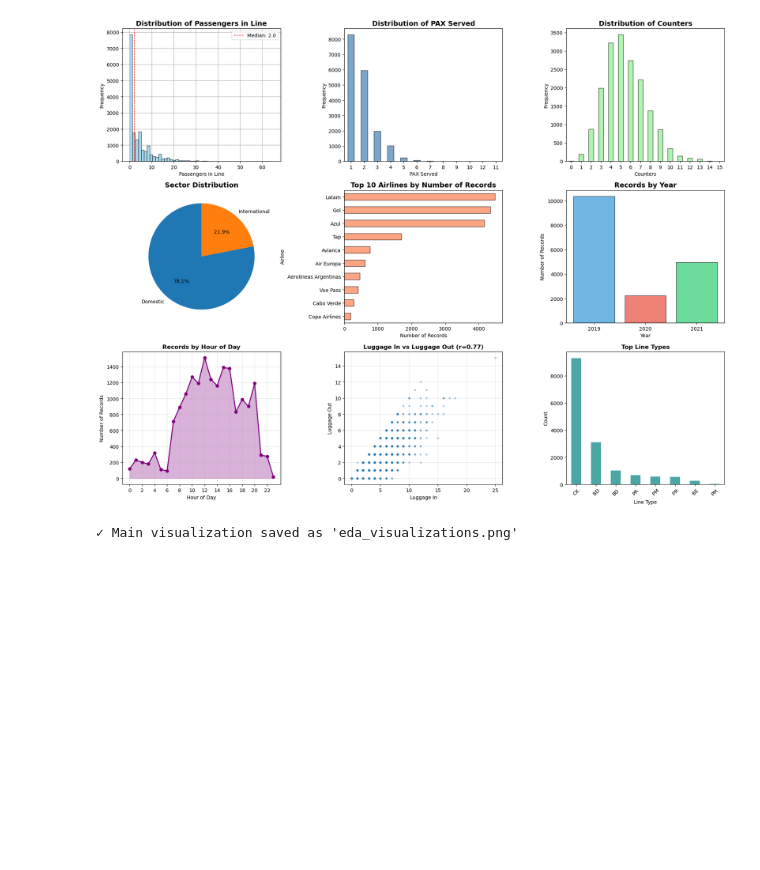
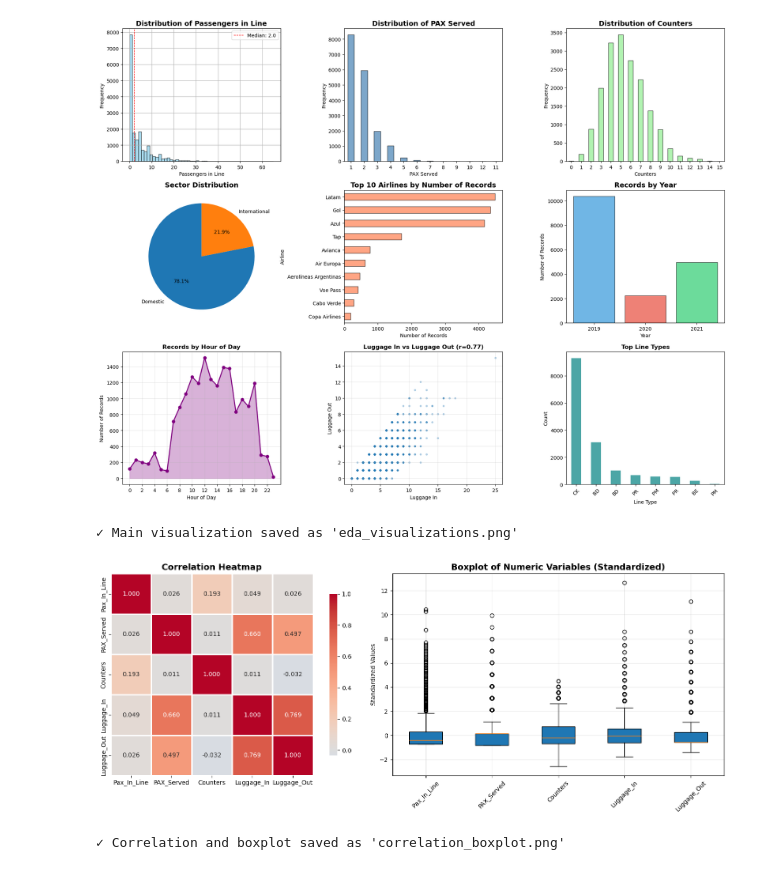
Before and after one commit to raoliveirads/ck_time_prediction, a Jupyter notebook: notebooks/Exploratory Data Analysis.ipynb, the cells around one changed output. Drawn from its saved outputs; the diff is of its cells as text; code cells hidden in the pictures; blank space fills up the shorter version.

Commit message:
Finalization of EDA Visualizations

```diff
--- a/notebooks/Exploratory Data Analysis.ipynb
+++ b/notebooks/Exploratory Data Analysis.ipynb
@@ -158,7 +158,7 @@ Total Days Covered: 1094
 # Extracting temporal features
 df['Year'] = df['Date_parsed'].dt.year
 df['Month'] = df['Date_parsed'].dt.month
-df['Day_of_Week'] = df['Date_parsed'].dt.dayofweek
+df['Day_of_Week'] = df['Date_parsed'].dt.day_name()
 df['Day'] = df['Date_parsed'].dt.day
 df['Hour'] = pd.to_datetime(df['Start_Time'], format='%H:%M:%S', errors='coerce').dt.hour
 # %%
@@ -480,3 +480,29 @@ print("✓ Main visualization saved as 'eda_visualizations.png'")
 # %% [output]
 [figure]
 ✓ Main visualization saved as 'eda_visualizations.png'
+# %%
+# Figure 2: Correlation Heatmap and Boxplots
+fig, axes = plt.subplots(1, 2, figsize=(16, 6))
+
+# Correlation heatmap
+sns.heatmap(correlation_matrix, annot=True, fmt='.3f', cmap='coolwarm', center=0,
+            square=True, linewidths=1, cbar_kws={"shrink": 0.8}, ax=axes[0])
+axes[0].set_title('Correlation Heatmap', fontweight='bold', fontsize=14)
+
+# Boxplot for numeric variables (standardized)
+numeric_df_normalized = (numeric_df - numeric_df.mean()) / numeric_df.std()
+axes[1].boxplot([numeric_df_normalized[col].dropna() for col in numeric_df.columns],
+                labels=numeric_df.columns, patch_artist=True)
+axes[1].set_ylabel('Standardized Values')
+axes[1].set_title('Boxplot of Numeric Variables (Standardized)', fontweight='bold', fontsize=14)
+axes[1].tick_params(axis='x', rotation=45)
+axes[1].grid(True, alpha=0.3)
+
+plt.tight_layout()
+plt.savefig('../reports/figures/correlation_boxplot.png', dpi=300, bbox_inches='tight')
+plt.show()
+
+print("✓ Correlation and boxplot saved as 'correlation_boxplot.png'")
+# %% [output]
+[figure, added]
+✓ Correlation and boxplot saved as 'correlation_boxplot.png'
```
Also changed, not shown: parts of 5 cells of this notebook, 2 other files.
